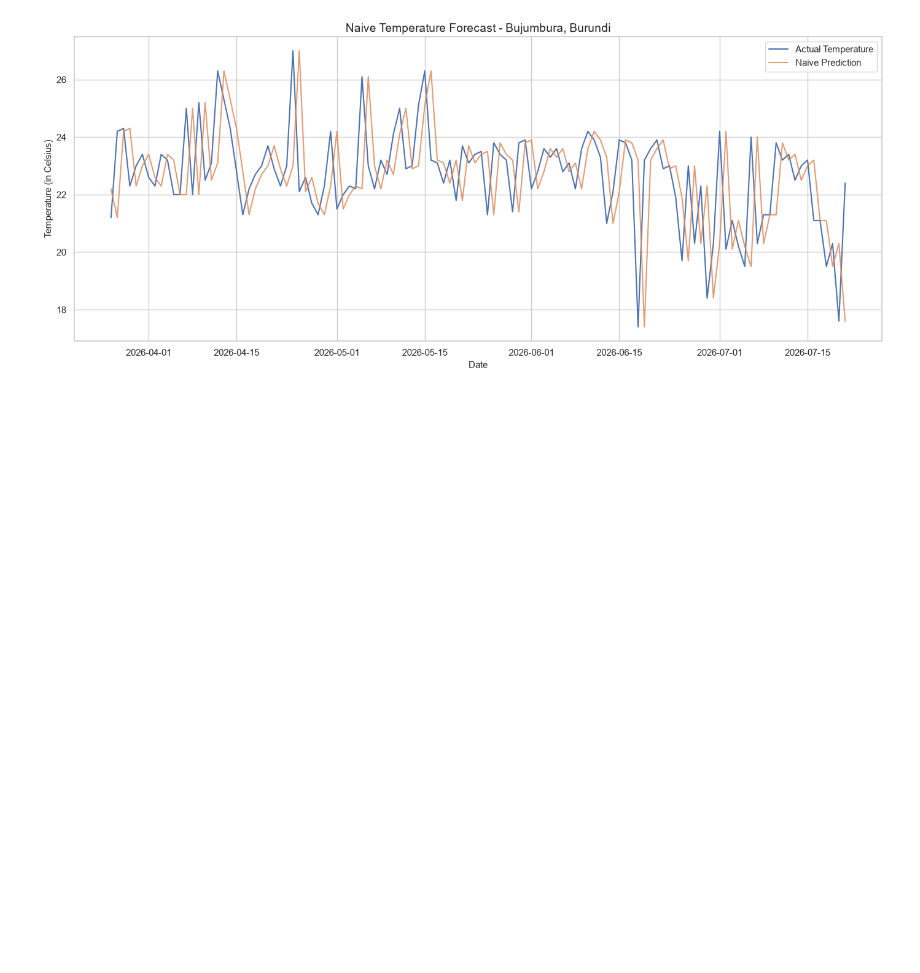
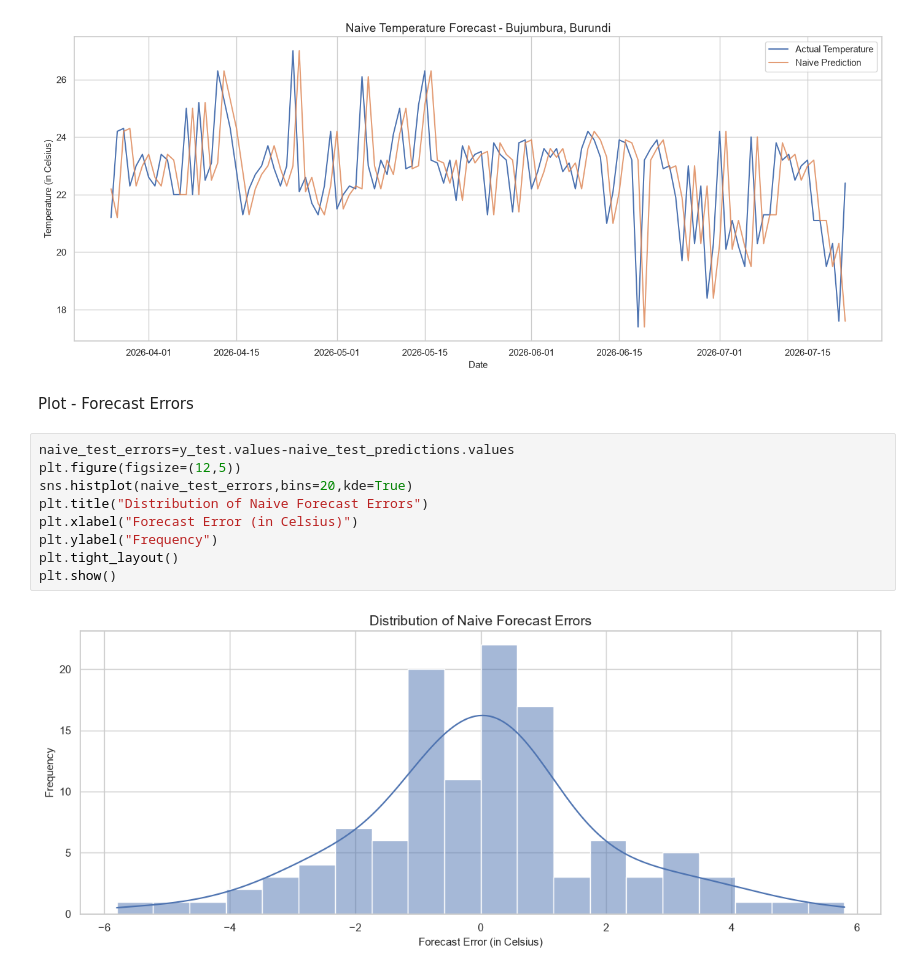
Before and after one commit to rajaraman04/Weather-Forecasting, a Jupyter notebook: weather_trend_forecasting.ipynb, the cells around one changed output. Cells and saved outputs as stored; diff of their text form; blank space fills up the shorter version.

Commit message:
Added  Baseline forecasting model

```diff
--- a/weather_trend_forecasting.ipynb
+++ b/weather_trend_forecasting.ipynb
@@ -2170,3 +2170,16 @@ plt.tight_layout()
 plt.show()
 # %% [output]
 [figure]
+# %% [markdown]
+Plot - Forecast Errors
+# %%
+naive_test_errors=y_test.values-naive_test_predictions.values
+plt.figure(figsize=(12,5))
+sns.histplot(naive_test_errors,bins=20,kde=True)
+plt.title("Distribution of Naive Forecast Errors")
+plt.xlabel("Forecast Error (in Celsius)")
+plt.ylabel("Frequency")
+plt.tight_layout()
+plt.show()
+# %% [output]
+[figure, added]
```
Also changed, not shown: parts of 4 cells of this notebook.
